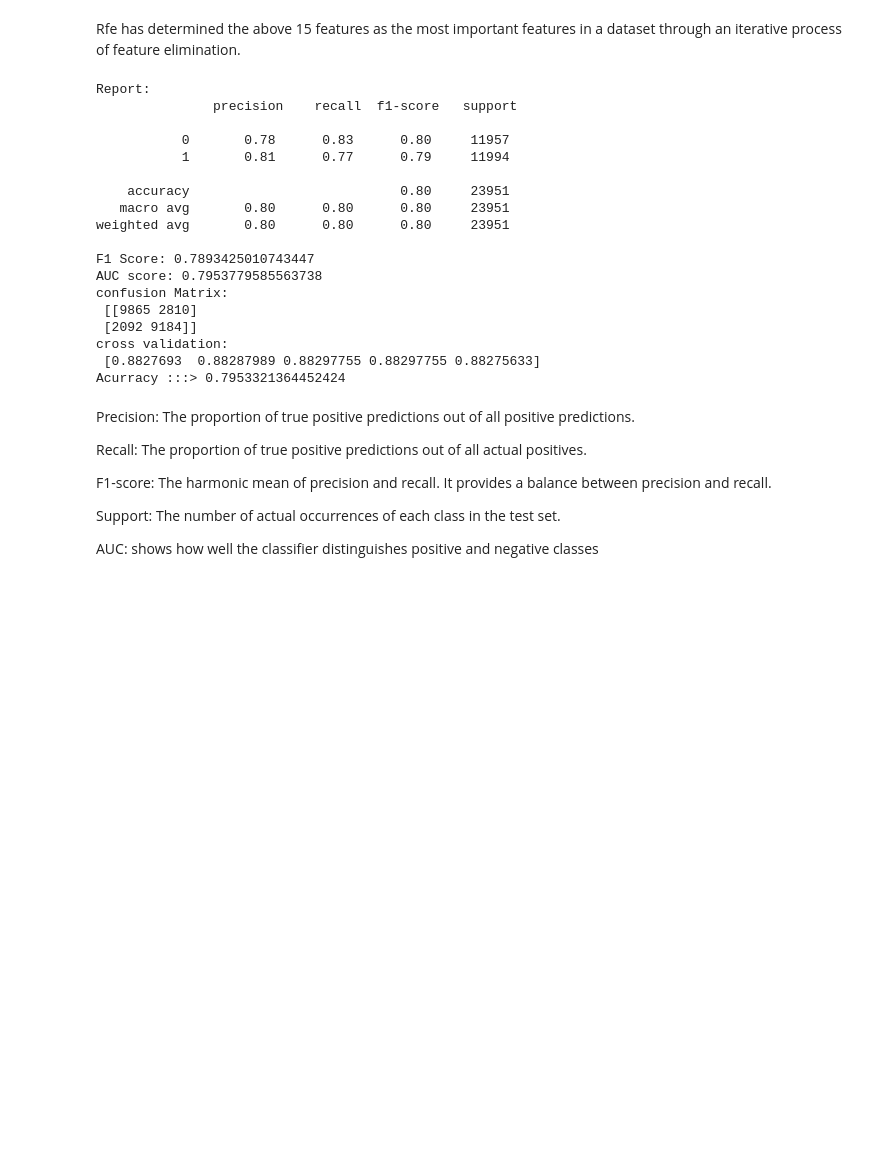
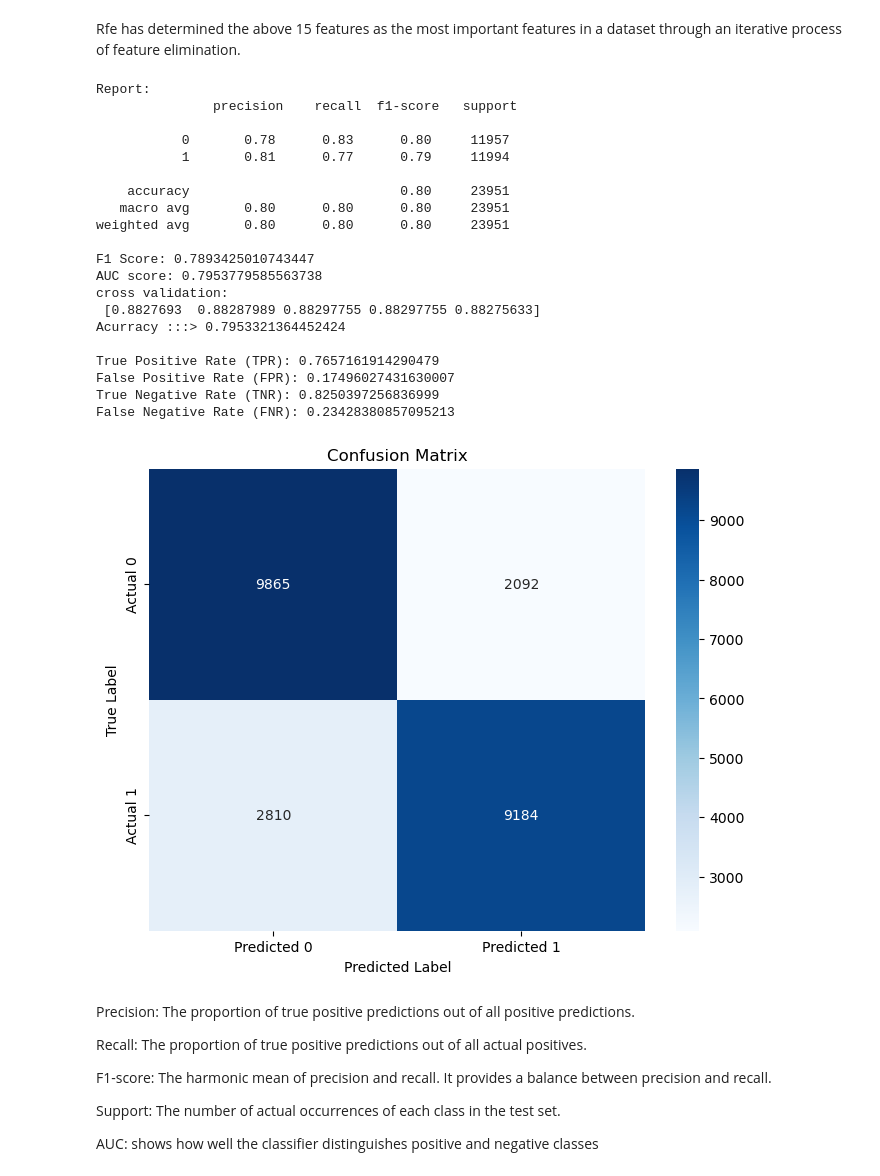
Before and after one commit to WeijunCheah/Team_5_MiniProject, a Jupyter notebook: RF_LogR.ipynb, the cells around one changed output. Saved outputs shown, nothing was run; the diff lists cells and outputs as text; code cells hidden in the pictures; blank space fills up the shorter version.

Commit message:
confusion mmatrix plotted

```diff
--- a/RF_LogR.ipynb
+++ b/RF_LogR.ipynb
@@ -170,32 +167,62 @@ Rfe has determined the above 15 features as the most important features in a dat
 # %%
 def logReg_result():
     print('Report:\n',classification_report(y_test, y_pred2))
     print("F1 Score:",f1_score(y_pred2,y_test))
     print('AUC score:',roc_auc_score(y_test,y_pred2))
-    print('confusion Matrix:\n',confusion_matrix(y_pred2,y_test))
     print('cross validation:\n',cross_val_score(lr, x, y, cv=5))
     print("Acurracy :::>",accuracy_score(y_pred2,y_test))
+    print()
+
+    cm = confusion_matrix(y_test, y_pred2)
+
+    # Extracting values from confusion matrix
+    TN = cm[0, 0]
+    FP = cm[0, 1]
+    FN = cm[1, 0]
+    TP = cm[1, 1]
+
+    # Calculating rates
+    TPR = TP / (TP + FN)
+    FPR = FP / (FP + TN)
+    TNR = TN / (FP + TN)
+    FNR = FN / (TP + FN)
+
+    print("True Positive Rate (TPR):", TPR)
+    print("False Positive Rate (FPR):", FPR)
+    print("True Negative Rate (TNR):", TNR)
+    print("False Negative Rate (FNR):", FNR)
+
+    # Plot confusion matrix
+    plt.figure(figsize=(8, 6))
+    sb.heatmap(cm, annot=True, fmt="d", cmap="Blues", xticklabels=['Predicted 0', 'Predicted 1'], yticklabels=['Actual 0', 'Actual 1'])
+    plt.xlabel('Predicted Label')
+    plt.ylabel('True Label')
+    plt.title('Confusion Matrix')
+    plt.show()
 
 logReg_result()
 # %% [output]
 Report:
                precision    recall  f1-score   support
 
            0       0.78      0.83      0.80     11957
            1       0.81      0.77      0.79     11994
 
     accuracy                           0.80     23951
    macro avg       0.80      0.80      0.80     23951
 weighted avg       0.80      0.80      0.80     23951
 
 F1 Score: 0.7893425010743447
 AUC score: 0.7953779585563738
-confusion Matrix:
- [[9865 2810]
- [2092 9184]]
 cross validation:
  [0.8827693  0.88287989 0.88297755 0.88297755 0.88275633]
 Acurracy :::> 0.7953321364452424
+
+True Positive Rate (TPR): 0.7657161914290479
+False Positive Rate (FPR): 0.17496027431630007
+True Negative Rate (TNR): 0.8250397256836999
+False Negative Rate (FNR): 0.23428380857095213
+[figure, added]
 # %% [markdown]
 Precision: The proportion of true positive predictions out of all positive predictions.
 
```
Also changed, not shown: parts of 11 cells of this notebook.
